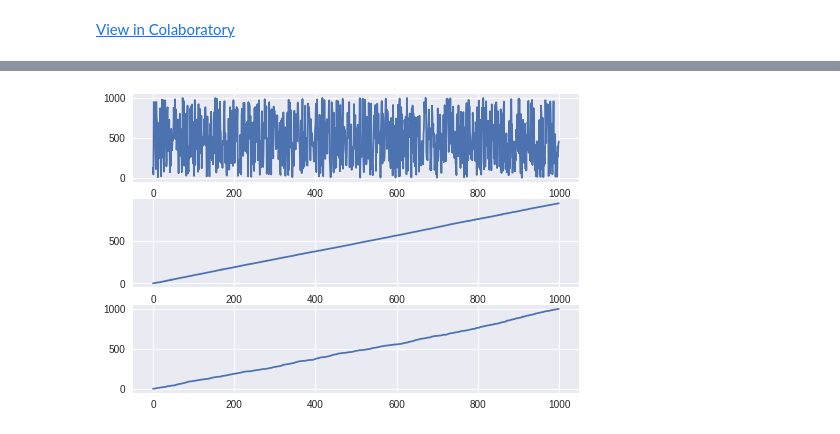
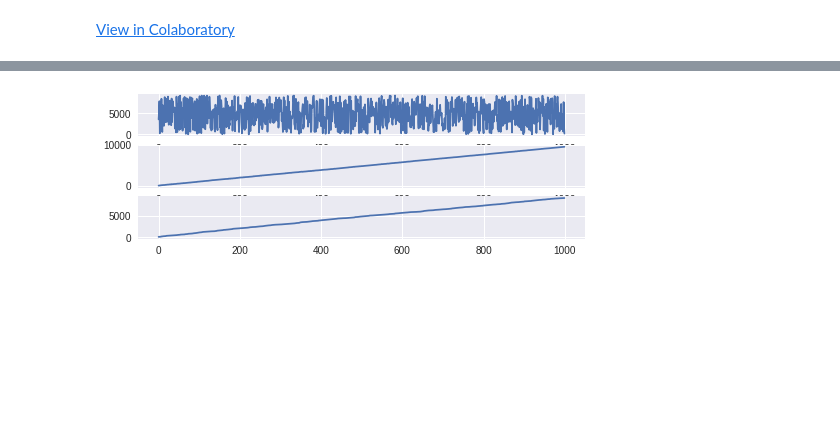
Before and after one commit to monabiyan/Deep_Autoencoders, a Jupyter notebook: sorting_deep_learning.ipynb, the cells around one changed output, grey strips where cells are left out. Cells and saved outputs as stored; diff of their text form; code cells hidden in the pictures; blank space fills up the shorter version.

```diff
--- a/sorting_deep_learning.ipynb
+++ b/sorting_deep_learning.ipynb
@@ -3,12 +3,14 @@
 # %%
 def sorting_deep_learning():
     import random
+    from random import randint
     from keras.models import Sequential
-    from keras.layers import Dense
+    from keras.layers import Dense, Dropout
     from keras.models import load_model
     from keras import backend as K
     from keras.utils.generic_utils import get_custom_objects
     from keras.layers import Activation
+    from keras import regularizers
     import numpy as np
     import matplotlib.pyplot as plt
 
@@ -19,14 +21,14 @@ def sorting_deep_learning():
     for i in range(nn):
         if i % 1000 == 0:
             print(i)
-        my_list=np.random.choice(max_no,max_no,replace=True)
+        my_list=np.random.choice(randint(1,nn),max_no,replace=True)
         all_x.append(my_list)
         all_y.append(sorted(my_list))
 
 
 
-    all_x=np.array(all_x)
-    all_y=np.array(all_y)
+    all_x=np.array(all_x)/nn
+    all_y=np.array(all_y)/nn
 
     all_x_train=all_x[0:int(nn/2)]
     all_y_train = all_y[0:int(nn / 2)]
@@ -45,24 +47,35 @@ def sorting_deep_learning():
         return (K.round(x))
     get_custom_objects().update({'custom_activation': Activation(custom_activation)})
     #######  custom_activation finish ################################
-
+    def customLoss(yTrue,yPred):
+      import math
+      #return K.sum(K.log(K.abs(yTrue-yPred)+math.e)-1)
+#       return K.sum(K.cast(K.not_equal(K.round(yTrue),K.round(yPred)),'float32'))
+      #return K.sum(K.pow(K.abs(yTrue-yPred),0.1))
 
 
     model = Sequential()
-    model.add(Dense(100, activation='relu', input_dim=max_no))
-    model.add(Dense(100, activation='relu'))
-    model.add(Dense(100, activation='relu'))
+    model.add(Dense(20, activation='relu', input_dim=max_no))
+#     model.add(Dropout(0.5))
+    model.add(Dense(50, activation='relu'))
+#     model.add(Dense(10, activation='relu'))
+#     model.add(Dense(10, activation='relu'))
+#     model.add(Dense(10, activation='relu'))
+    model.add(Dense(max_no, activation='relu'))
     model.add(Dense(max_no, activation='linear'))
+#       ,kernel_regularizer=regularizers.l2(0.01)
+    # model.compile(loss='mean_squared_error', optimizer='sgd')
+    model.compile(optimizer='adam', loss='mean_absolute_error', metrics=['mae'])
+#     model.compile(optimizer='adam', loss=customLoss, metrics=['mae'])
+    model.summary()
+    history=model.fit(all_x_train,all_y_train, epochs=200, batch_size=512,validation_split=1/12)
+    prediction = model.predict(all_x_test)
 
-    # model.compile(loss='mean_squared_error', optimizer='sgd')
-    model.compile(optimizer='adam', loss='mean_squared_error', metrics=['mae'])
-    model.summary()
-    model.fit(all_x_train,all_y_train, epochs=30, batch_size=32)
-    prediction = model.predict(all_x_test)
     print('accuracy')
-    print(np.sum(np.abs(all_y_test-prediction))/nn)
+    print(np.sum(np.abs(np.subtract(all_y_test,prediction)))/(nn*max_no/2))
     print('vs')
-    print(np.sum(np.abs(all_y_test-all_x_test))/nn)
+    print(np.sum(np.abs(np.subtract(all_y_test,all_x_test)))/(nn*max_no/2))
+
 #     print(all_x_test[0])
 #     print(model.predict(all_x_test)[0].astype(int))
 #     model.save('sorting_model.h5')
@@ -77,17 +90,41 @@ def sorting_deep_learning():
     start_time = time.time()
     algo_sort=np.sort(all_x_test)
     print("--- %s seconds ---" % (time.time() - start_time))
-    pr=prediction2[0].astype(int)
-    print(pr)
-    print(algo_sort[0])
-    plt.subplot(3,1,1)
-    plt.plot(all_x_test[0])
-    plt.subplot(3, 1, 2)
-    plt.plot(pr)
-    plt.subplot(3, 1, 3)
-    plt.plot(algo_sort[0])
+    pr=prediction2[0]
+
+    print(pr*nn)
+    print(algo_sort[0]*nn)
+    print(algo_sort[0]*nn-pr*nn)
+
+    plt.subplot(6,1,1)
+    plt.plot(all_x_test[0]*nn)
+    plt.subplot(6, 1, 2)
+    plt.plot(pr*nn)
+    plt.subplot(6, 1, 3)
+    plt.plot(algo_sort[0]*nn)
+    plt.show()
+    plt.subplot(6, 1, 4)
+    plt.plot(np.subtract(pr,algo_sort[0])*nn)
+    plt.show()
+#     plt.subplot(6,1,5)
+#     plt.plot(history.history['acc'])
+#     # plt.plot(history.history['val_acc'])
+#     plt.title('model accuracy')
+#     plt.ylabel('accuracy')
+#     plt.xlabel('epoch')
+#     plt.legend(['train', 'test'], loc='upper left')
+    # summarize history for loss
+    plt.subplot(6, 1, 5)
+    plt.plot(history.history['loss'])
+    plt.plot(history.history['val_loss'])
+    plt.title('model loss')
+    plt.ylabel('loss')
+    plt.xlabel('epoch')
+    plt.legend(['train', 'test'], loc='upper left')
     plt.show()
 
+
+
 sorting_deep_learning()
 # %% [output]
 0
@@ -110 +147 @@ sorting_deep_learning()
-[figure, old version]
+[figure, new version]
```
Also changed, not shown: parts of 1 cell of this notebook.
